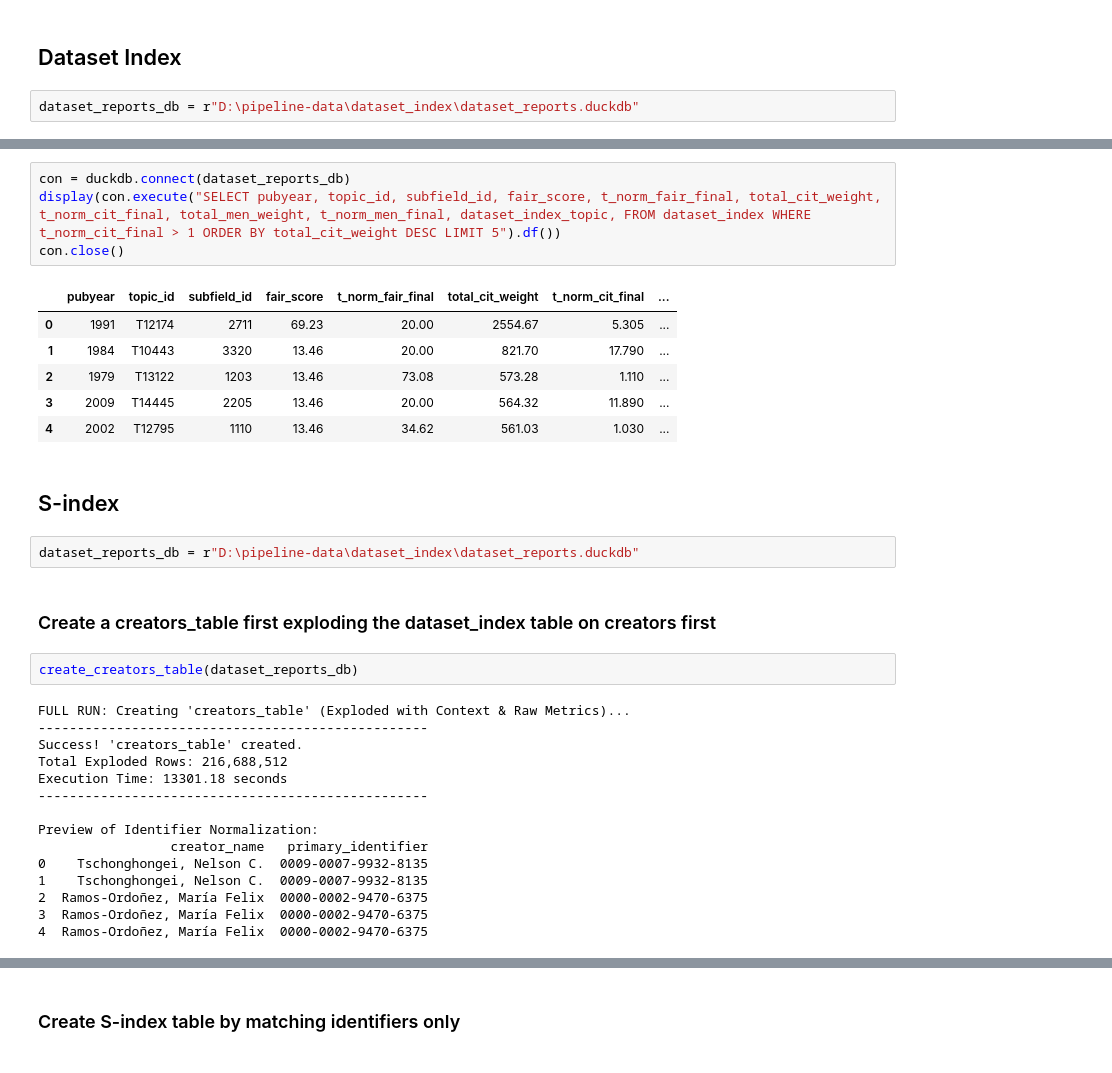
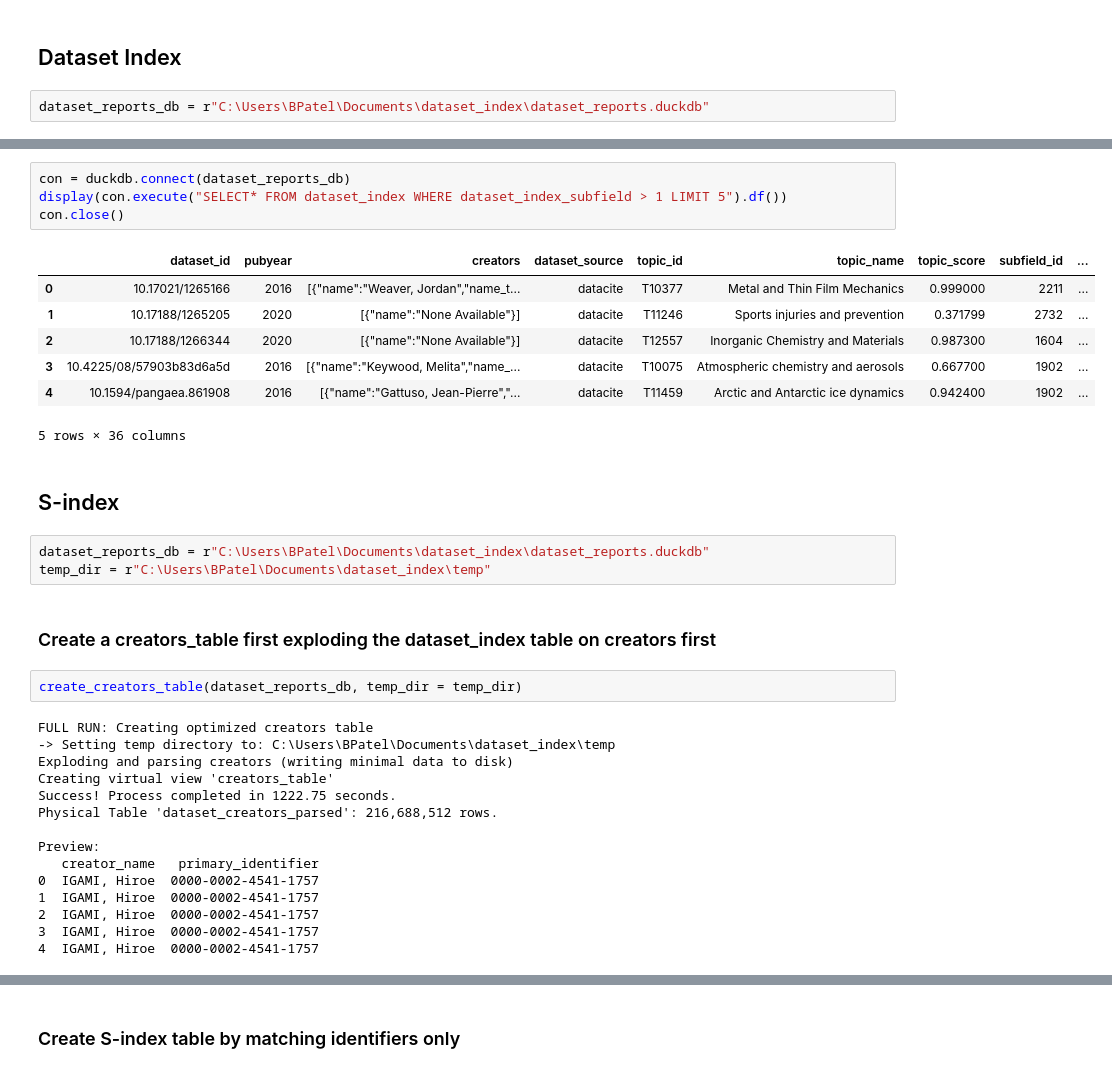
Before and after one commit to data-S-index/s-index-pipeline, a Jupyter notebook: notebooks-batch/final_processing.ipynb, the cells around one changed output, grey strips where cells are left out. Saved outputs shown, nothing was run; the diff lists cells and outputs as text.

Commit message:
fix: all final s-index batch code

```diff
--- a/notebooks-batch/final_processing.ipynb
+++ b/notebooks-batch/final_processing.ipynb
@@ -574,7 +587,7 @@ con.close()
 # %% [markdown]
 ## Dataset Index
 # %%
-dataset_reports_db = r"D:\pipeline-data\dataset_index\dataset_reports.duckdb"
+dataset_reports_db = r"C:\Users\BPatel\Documents\dataset_index\dataset_reports.duckdb"
 # %%
 create_dataset_index_table(dataset_reports_db)
 # %% [output]
@@ -585,37 +606,39 @@ Execution Time: 912.32 seconds
 # %%
 con = duckdb.connect(dataset_reports_db)
-display(con.execute("SELECT pubyear, topic_id, subfield_id, fair_score, t_norm_fair_final, total_cit_weight, t_norm_cit_final, total_men_weight, t_norm_men_final, dataset_index_topic, FROM dataset_index WHERE t_norm_cit_final > 1 ORDER BY total_cit_weight DESC LIMIT 5").df())
+display(con.execute("SELECT* FROM dataset_index WHERE dataset_index_subfield > 1 LIMIT 5").df())
 con.close()
 # %% [output]
-|  | pubyear | topic_id | subfield_id | fair_score | t_norm_fair_final | total_cit_weight | t_norm_cit_final | ... |
-| 0 | 1991 | T12174 | 2711 | 69.23 | 20.00 | 2554.67 | 5.305 | ... |
-| 1 | 1984 | T10443 | 3320 | 13.46 | 20.00 | 821.70 | 17.790 | ... |
-| 2 | 1979 | T13122 | 1203 | 13.46 | 73.08 | 573.28 | 1.110 | ... |
-| 3 | 2009 | T14445 | 2205 | 13.46 | 20.00 | 564.32 | 11.890 | ... |
-| 4 | 2002 | T12795 | 1110 | 13.46 | 34.62 | 561.03 | 1.030 | ... |
+|  | dataset_id | pubyear | creators | dataset_source | topic_id | topic_name | topic_score | subfield_id | ... |
+| 0 | 10.17021/1265166 | 2016 | [{"name":"Weaver, Jordan","name_t... | datacite | T10377 | Metal and Thin Film Mechanics | 0.999000 | 2211 | ... |
+| 1 | 10.17188/1265205 | 2020 | [{"name":"None Available"}] | datacite | T11246 | Sports injuries and prevention | 0.371799 | 2732 | ... |
+| 2 | 10.17188/1266344 | 2020 | [{"name":"None Available"}] | datacite | T12557 | Inorganic Chemistry and Materials | 0.987300 | 1604 | ... |
+| 3 | 10.4225/08/57903b83d6a5d | 2016 | [{"name":"Keywood, Melita","name_... | datacite | T10075 | Atmospheric chemistry and aerosols | 0.667700 | 1902 | ... |
+| 4 | 10.1594/pangaea.861908 | 2016 | [{"name":"Gattuso, Jean-Pierre","... | datacite | T11459 | Arctic and Antarctic ice dynamics | 0.942400 | 1902 | ... |
+5 rows × 36 columns
 # %% [markdown]
 ## S-index
 # %%
-dataset_reports_db = r"D:\pipeline-data\dataset_index\dataset_reports.duckdb"
+dataset_reports_db = r"C:\Users\BPatel\Documents\dataset_index\dataset_reports.duckdb"
+temp_dir = r"C:\Users\BPatel\Documents\dataset_index\temp"
 # %% [markdown]
 ### Create a creators_table first exploding the dataset_index table on creators first
 # %%
-create_creators_table(dataset_reports_db)
+create_creators_table(dataset_reports_db, temp_dir = temp_dir)
 # %% [output]
-FULL RUN: Creating 'creators_table' (Exploded with Context & Raw Metrics)...
---------------------------------------------------
-Success! 'creators_table' created.
-Total Exploded Rows: 216,688,512
-Execution Time: 13301.18 seconds
---------------------------------------------------
+FULL RUN: Creating optimized creators table
+-> Setting temp directory to: C:\Users\BPatel\Documents\dataset_index\temp
+Exploding and parsing creators (writing minimal data to disk)
+Creating virtual view 'creators_table'
+Success! Process completed in 1222.75 seconds.
+Physical Table 'dataset_creators_parsed': 216,688,512 rows.
 
-Preview of Identifier Normalization:
-                 creator_name   primary_identifier
-0    Tschonghongei, Nelson C.  0009-0007-9932-8135
-1    Tschonghongei, Nelson C.  0009-0007-9932-8135
-2  Ramos-Ordoñez, María Felix  0000-0002-9470-6375
-3  Ramos-Ordoñez, María Felix  0000-0002-9470-6375
-4  Ramos-Ordoñez, María Felix  0000-0002-9470-6375
+Preview:
+   creator_name   primary_identifier
+0  IGAMI, Hiroe  0000-0002-4541-1757
+1  IGAMI, Hiroe  0000-0002-4541-1757
+2  IGAMI, Hiroe  0000-0002-4541-1757
+3  IGAMI, Hiroe  0000-0002-4541-1757
+4  IGAMI, Hiroe  0000-0002-4541-1757
 # %%
 con = duckdb.connect(dataset_reports_db)
 display(con.execute("SELECT * FROM creators_table ORDER BY total_cit_weight DESC LIMIT 5").df())
```
Also changed, not shown: parts of 59 cells of this notebook, 14 other files.
